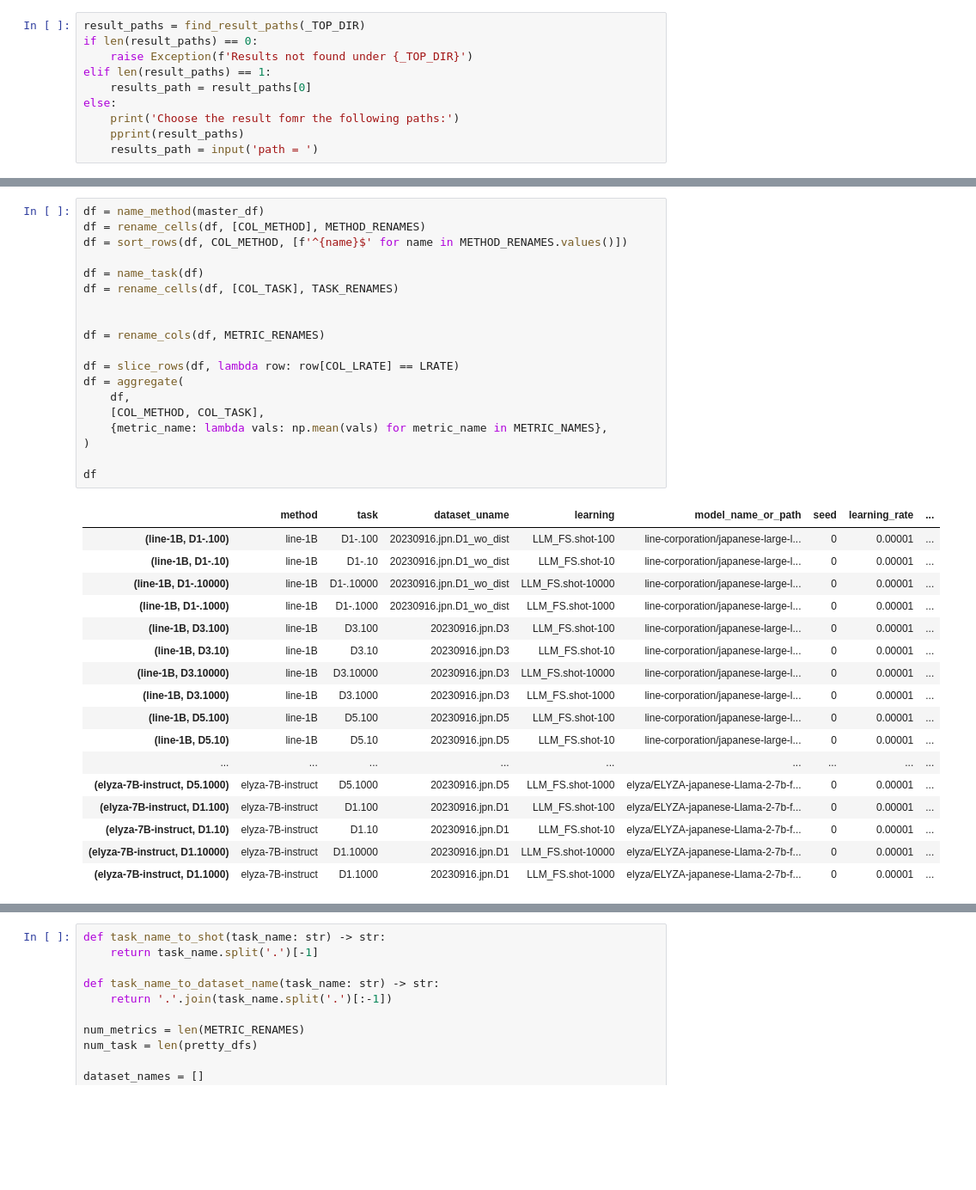
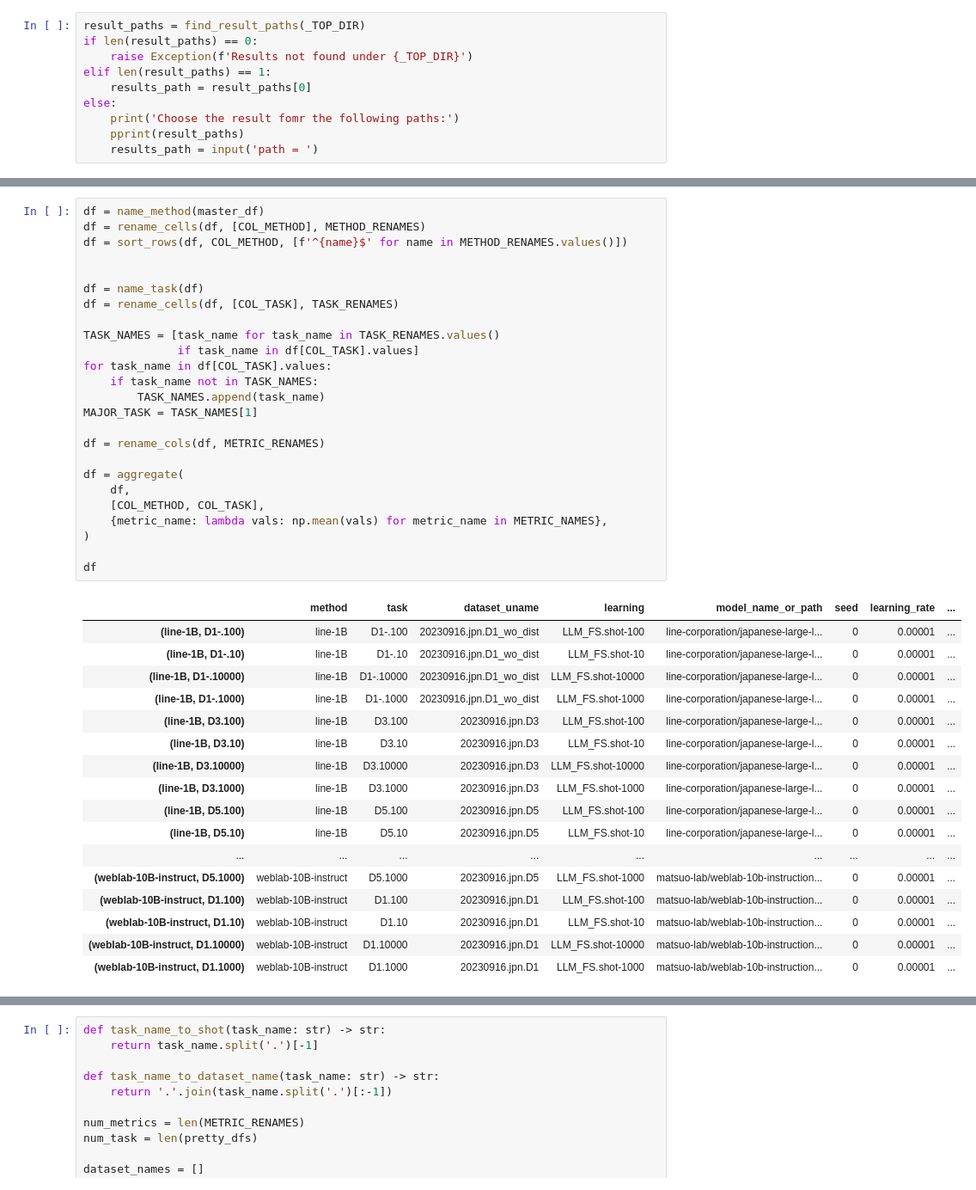
Before and after one commit to hitachi-nlp/FLD-prover, a Jupyter notebook: ipynb/analysis.ipynb, the cells around one changed output, grey strips where cells are left out. Shown at 86% size. Cells and saved outputs as stored; diff of their text form; blank space fills up the shorter version.

```diff
--- a/ipynb/analysis.ipynb
+++ b/ipynb/analysis.ipynb
@@ -214,36 +220,42 @@ master_df
 df = name_method(master_df)
 df = rename_cells(df, [COL_METHOD], METHOD_RENAMES)
 df = sort_rows(df, COL_METHOD, [f'^{name}$' for name in METHOD_RENAMES.values()])
 
+
 df = name_task(df)
 df = rename_cells(df, [COL_TASK], TASK_RENAMES)
 
+TASK_NAMES = [task_name for task_name in TASK_RENAMES.values()
+              if task_name in df[COL_TASK].values]
+for task_name in df[COL_TASK].values:
+    if task_name not in TASK_NAMES:
+        TASK_NAMES.append(task_name)
+MAJOR_TASK = TASK_NAMES[1]
 
 df = rename_cols(df, METRIC_RENAMES)
 
-df = slice_rows(df, lambda row: row[COL_LRATE] == LRATE)
 df = aggregate(
     df,
     [COL_METHOD, COL_TASK],
     {metric_name: lambda vals: np.mean(vals) for metric_name in METRIC_NAMES},
 )
 
 df
 # %% [output]
 |  | method | task | dataset_uname | learning | model_name_or_path | seed | learning_rate | ... |
 | (line-1B, D1-.100) | line-1B | D1-.100 | 20230916.jpn.D1_wo_dist | LLM_FS.shot-100 | line-corporation/japanese-large-l... | 0 | 0.00001 | ... |
 | (line-1B, D1-.10) | line-1B | D1-.10 | 20230916.jpn.D1_wo_dist | LLM_FS.shot-10 | line-corporation/japanese-large-l... | 0 | 0.00001 | ... |
 | (line-1B, D1-.10000) | line-1B | D1-.10000 | 20230916.jpn.D1_wo_dist | LLM_FS.shot-10000 | line-corporation/japanese-large-l... | 0 | 0.00001 | ... |
 | (line-1B, D1-.1000) | line-1B | D1-.1000 | 20230916.jpn.D1_wo_dist | LLM_FS.shot-1000 | line-corporation/japanese-large-l... | 0 | 0.00001 | ... |
 | (line-1B, D3.100) | line-1B | D3.100 | 20230916.jpn.D3 | LLM_FS.shot-100 | line-corporation/japanese-large-l... | 0 | 0.00001 | ... |
 | (line-1B, D3.10) | line-1B | D3.10 | 20230916.jpn.D3 | LLM_FS.shot-10 | line-corporation/japanese-large-l... | 0 | 0.00001 | ... |
 | (line-1B, D3.10000) | line-1B | D3.10000 | 20230916.jpn.D3 | LLM_FS.shot-10000 | line-corporation/japanese-large-l... | 0 | 0.00001 | ... |
 | (line-1B, D3.1000) | line-1B | D3.1000 | 20230916.jpn.D3 | LLM_FS.shot-1000 | line-corporation/japanese-large-l... | 0 | 0.00001 | ... |
 | (line-1B, D5.100) | line-1B | D5.100 | 20230916.jpn.D5 | LLM_FS.shot-100 | line-corporation/japanese-large-l... | 0 | 0.00001 | ... |
 | (line-1B, D5.10) | line-1B | D5.10 | 20230916.jpn.D5 | LLM_FS.shot-10 | line-corporation/japanese-large-l... | 0 | 0.00001 | ... |
 | ... | ... | ... | ... | ... | ... | ... | ... | ... |
-| (elyza-7B-instruct, D5.1000) | elyza-7B-instruct | D5.1000 | 20230916.jpn.D5 | LLM_FS.shot-1000 | elyza/ELYZA-japanese-Llama-2-7b-f... | 0 | 0.00001 | ... |
-| (elyza-7B-instruct, D1.100) | elyza-7B-instruct | D1.100 | 20230916.jpn.D1 | LLM_FS.shot-100 | elyza/ELYZA-japanese-Llama-2-7b-f... | 0 | 0.00001 | ... |
-| (elyza-7B-instruct, D1.10) | elyza-7B-instruct | D1.10 | 20230916.jpn.D1 | LLM_FS.shot-10 | elyza/ELYZA-japanese-Llama-2-7b-f... | 0 | 0.00001 | ... |
-| (elyza-7B-instruct, D1.10000) | elyza-7B-instruct | D1.10000 | 20230916.jpn.D1 | LLM_FS.shot-10000 | elyza/ELYZA-japanese-Llama-2-7b-f... | 0 | 0.00001 | ... |
-| (elyza-7B-instruct, D1.1000) | elyza-7B-instruct | D1.1000 | 20230916.jpn.D1 | LLM_FS.shot-1000 | elyza/ELYZA-japanese-Llama-2-7b-f... | 0 | 0.00001 | ... |
+| (weblab-10B-instruct, D5.1000) | weblab-10B-instruct | D5.1000 | 20230916.jpn.D5 | LLM_FS.shot-1000 | matsuo-lab/weblab-10b-instruction... | 0 | 0.00001 | ... |
+| (weblab-10B-instruct, D1.100) | weblab-10B-instruct | D1.100 | 20230916.jpn.D1 | LLM_FS.shot-100 | matsuo-lab/weblab-10b-instruction... | 0 | 0.00001 | ... |
+| (weblab-10B-instruct, D1.10) | weblab-10B-instruct | D1.10 | 20230916.jpn.D1 | LLM_FS.shot-10 | matsuo-lab/weblab-10b-instruction... | 0 | 0.00001 | ... |
+| (weblab-10B-instruct, D1.10000) | weblab-10B-instruct | D1.10000 | 20230916.jpn.D1 | LLM_FS.shot-10000 | matsuo-lab/weblab-10b-instruction... | 0 | 0.00001 | ... |
+| (weblab-10B-instruct, D1.1000) | weblab-10B-instruct | D1.1000 | 20230916.jpn.D1 | LLM_FS.shot-1000 | matsuo-lab/weblab-10b-instruction... | 0 | 0.00001 | ... |
```
Also changed, not shown: parts of 10 cells of this notebook, 3 other files.
